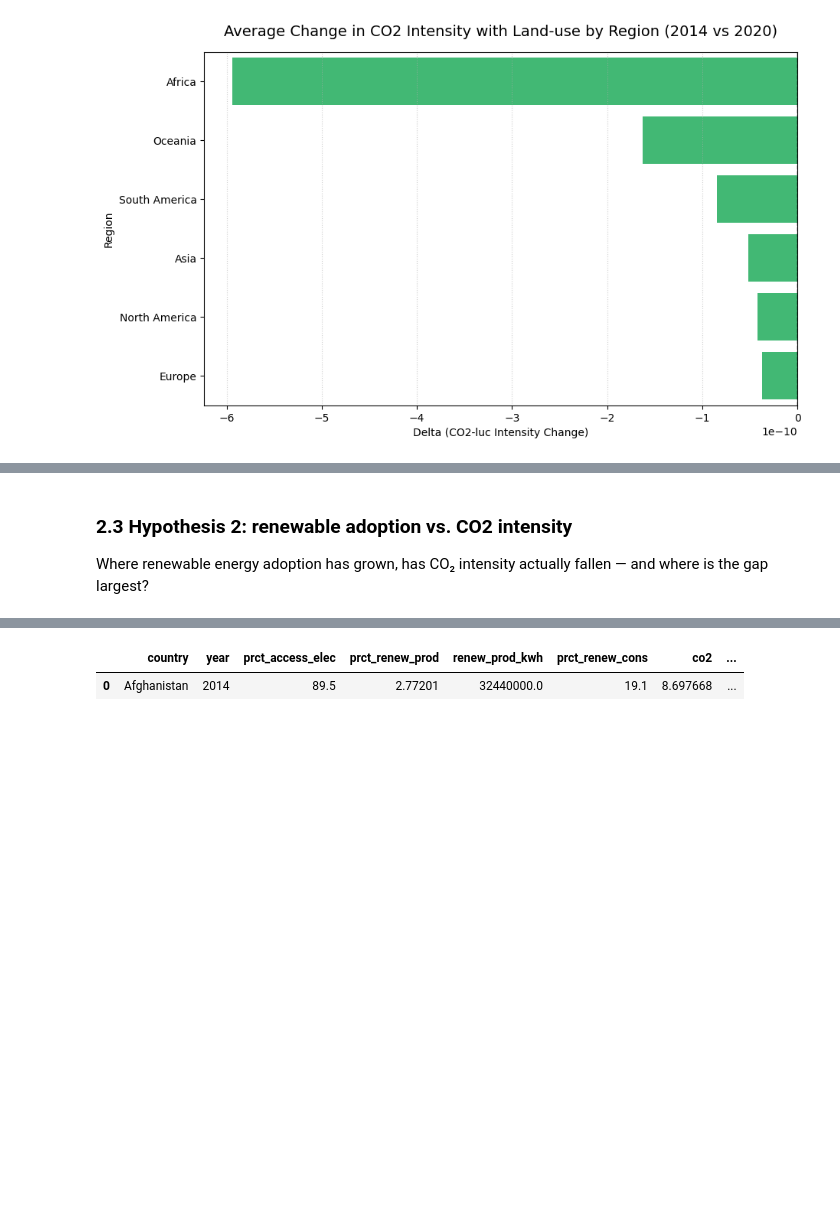
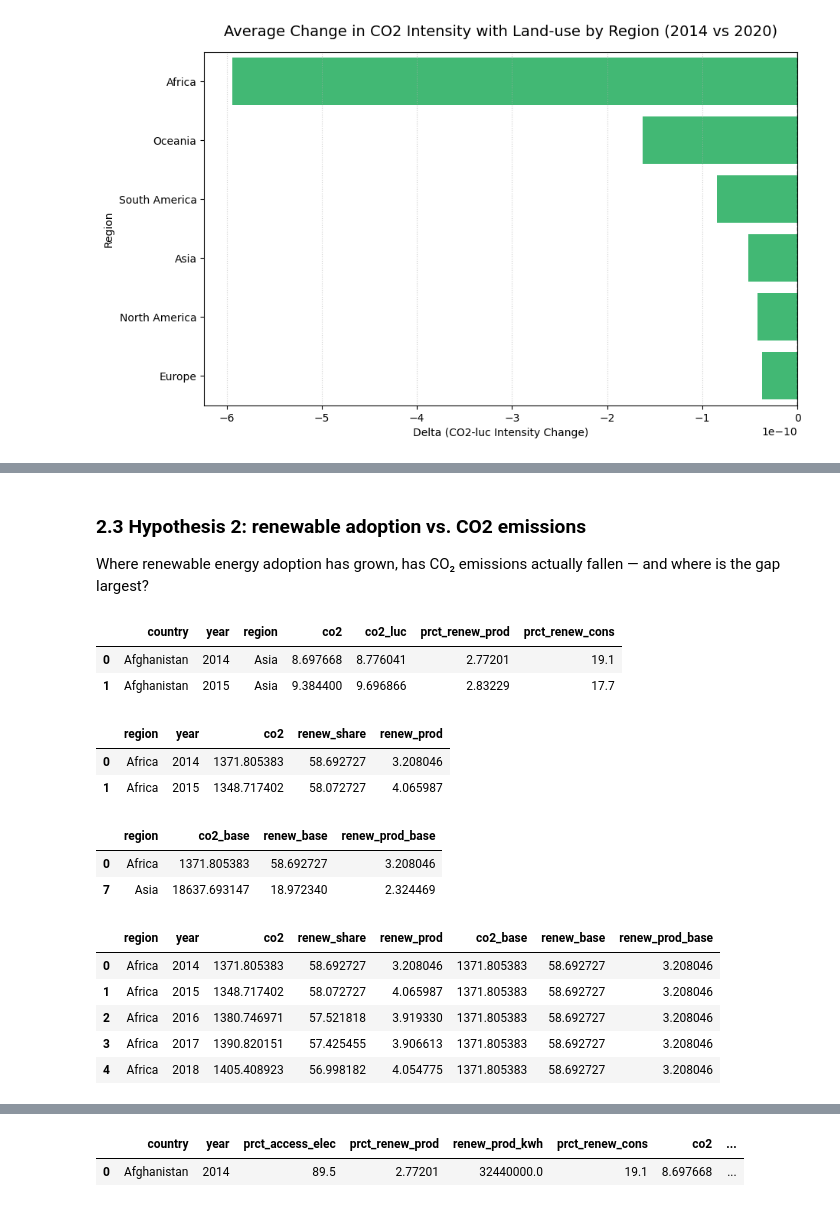
Before and after one commit to cadiyubu/first_project, a Jupyter notebook: notebooks/eda_hypothesis_testing_Diana.ipynb, the cells around one changed output, grey strips where cells are left out. Drawn from its saved outputs; the diff is of its cells as text; code cells hidden in the pictures; blank space fills up the shorter version.

```diff
--- a/notebooks/eda_hypothesis_testing_Diana.ipynb
+++ b/notebooks/eda_hypothesis_testing_Diana.ipynb
@@ -613,4 +662,45 @@ From the graph above it is clear that Africa, being the region with the highest
 # %% [markdown]
-### 2.3 Hypothesis 2: renewable adoption vs. CO2 intensity
+### 2.3 Hypothesis 2: renewable adoption vs. CO2 emissions
 
-Where renewable energy adoption has grown, has CO₂ intensity actually fallen — and where is the gap largest?
+Where renewable energy adoption has grown, has CO₂ emissions actually fallen — and where is the gap largest?
+# %%
+#selecting just the columns of interest for the rewable and CO2 intensity change.
+rs_cols=['country', 'year','region','co2','co2_luc','prct_renew_prod','prct_renew_cons']
+rs_df=df[rs_cols]
+rs_df.head(2)
+# %% [output]
+|  | country | year | region | co2 | co2_luc | prct_renew_prod | prct_renew_cons |
+| 0 | Afghanistan | 2014 | Asia | 8.697668 | 8.776041 | 2.77201 | 19.1 |
+| 1 | Afghanistan | 2015 | Asia | 9.384400 | 9.696866 | 2.83229 | 17.7 |
+# %%
+# Region aggregation — sum CO2, mean renewable shares
+region_trend = rs_df.groupby(['region', 'year']).agg(
+    co2=('co2', 'sum'),
+    renew_share=('prct_renew_cons', 'mean'),
+    renew_prod=('prct_renew_prod', 'mean')
+).reset_index()
+region_trend.head(2)
+# %% [output]
+|  | region | year | co2 | renew_share | renew_prod |
+| 0 | Africa | 2014 | 1371.805383 | 58.692727 | 3.208046 |
+| 1 | Africa | 2015 | 1348.717402 | 58.072727 | 4.065987 |
+# %%
+# Index all three to 2014 = 100
+base_year = 2014
+base = region_trend[region_trend['year'] == base_year][['region','co2','renew_share','renew_prod']]
+base.columns = ['region','co2_base','renew_base','renew_prod_base']
+base.head(2)
+# %% [output]
+|  | region | co2_base | renew_base | renew_prod_base |
+| 0 | Africa | 1371.805383 | 58.692727 | 3.208046 |
+| 7 | Asia | 18637.693147 | 18.972340 | 2.324469 |
+# %%
+region_trend = region_trend.merge(base, on='region')
+region_trend.head(5)
+# %% [output]
+|  | region | year | co2 | renew_share | renew_prod | co2_base | renew_base | renew_prod_base |
+| 0 | Africa | 2014 | 1371.805383 | 58.692727 | 3.208046 | 1371.805383 | 58.692727 | 3.208046 |
+| 1 | Africa | 2015 | 1348.717402 | 58.072727 | 4.065987 | 1371.805383 | 58.692727 | 3.208046 |
+| 2 | Africa | 2016 | 1380.746971 | 57.521818 | 3.919330 | 1371.805383 | 58.692727 | 3.208046 |
+| 3 | Africa | 2017 | 1390.820151 | 57.425455 | 3.906613 | 1371.805383 | 58.692727 | 3.208046 |
+| 4 | Africa | 2018 | 1405.408923 | 56.998182 | 4.054775 | 1371.805383 | 58.692727 | 3.208046 |
```
Also changed, not shown: parts of 14 cells of this notebook, 2 other files.
